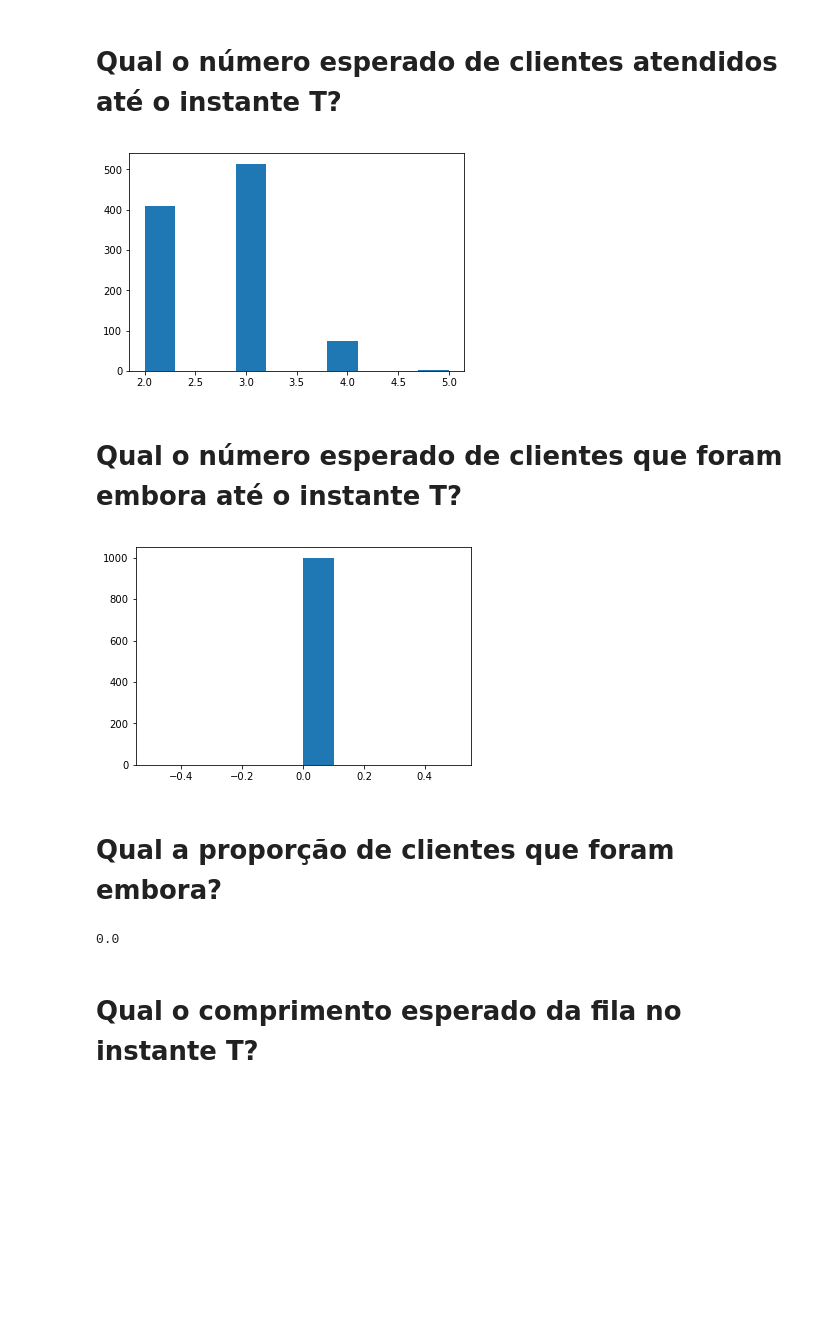
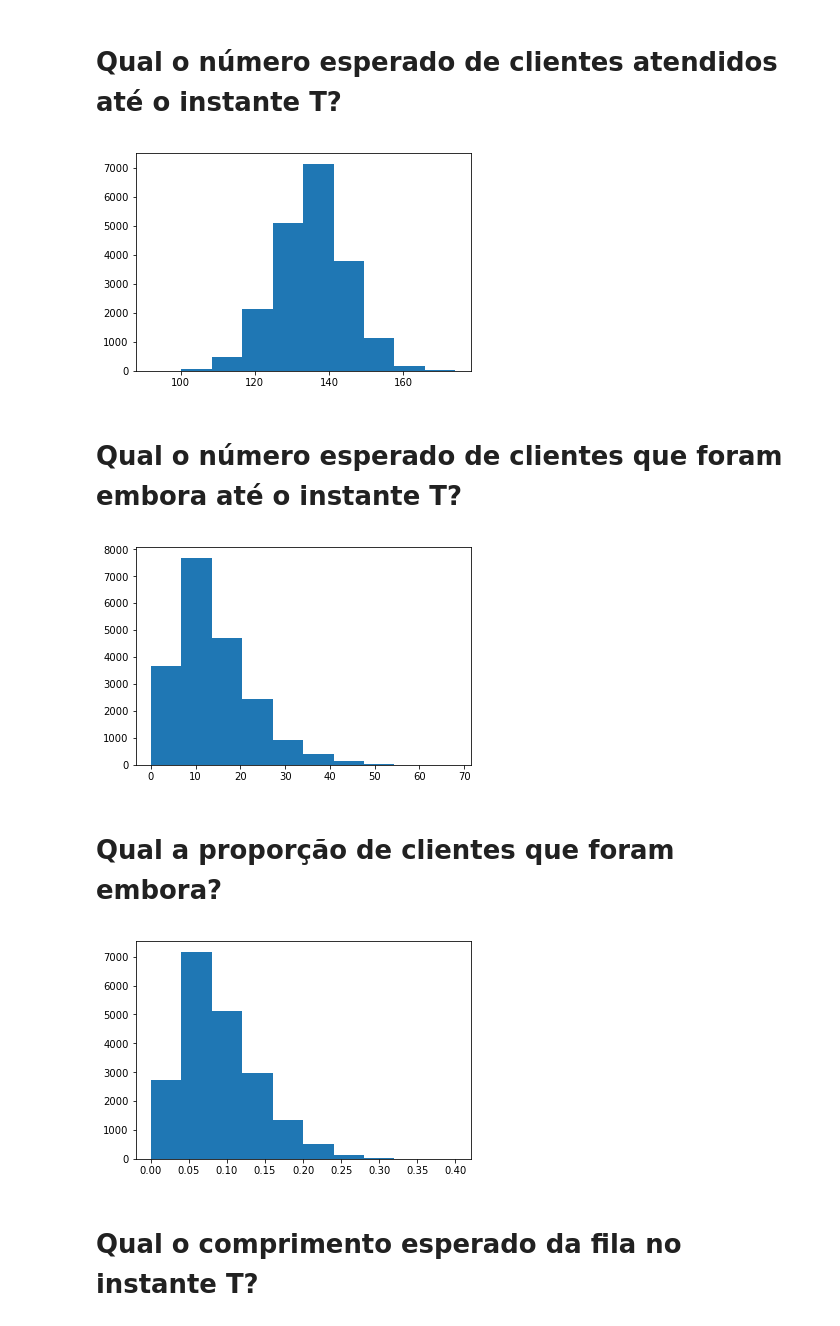
Before and after one commit to laurybueno/Simulacao-de-Atendimentos, a Jupyter notebook: simulacao_de_atendimentos.ipynb, the cells around one changed output. Drawn from its saved outputs; the diff is of its cells as text; code cells hidden in the pictures; blank space fills up the shorter version.

```diff
--- a/simulacao_de_atendimentos.ipynb
+++ b/simulacao_de_atendimentos.ipynb
@@ -79,27 +74,24 @@ for i in range(rodadas):
 # %% [markdown]
 # Qual o número esperado de clientes atendidos até o instante T?
 # %%
-plt.hist([len(i['atendidos']) for i in iteracoes])
+plt.hist([i['x'] for i in iteracoes])
 plt.show()
 # %% [output]
-[figure, old version]
+[figure, new version]
 # %% [markdown]
 # Qual o número esperado de clientes que foram embora até o instante T?
 # %%
-plt.hist([i['rejeicoes'] for i in iteracoes])
+plt.hist([i['y'] for i in iteracoes])
 plt.show()
 # %% [output]
-[figure, old version]
+[figure, new version]
 # %% [markdown]
 # Qual a proporção de clientes que foram embora?
-# %%
-media_rejeicoes = mean([i['rejeicoes'] for i in iteracoes])
-media_atendimentos = mean([len(i['atendidos']) for i in iteracoes])
-media_fila = mean([len(i['fila']) for i in iteracoes])
-
-media_rejeicoes / (media_atendimentos + media_rejeicoes + media_fila)
-# %% [output]
-0.0
+# %%
+plt.hist([i['w'] for i in iteracoes])
+plt.show()
+# %% [output]
+[figure, added]
 # %% [markdown]
 # Qual o comprimento esperado da fila no instante T?
 # %%
```
Also changed, not shown: parts of 9 cells of this notebook.
